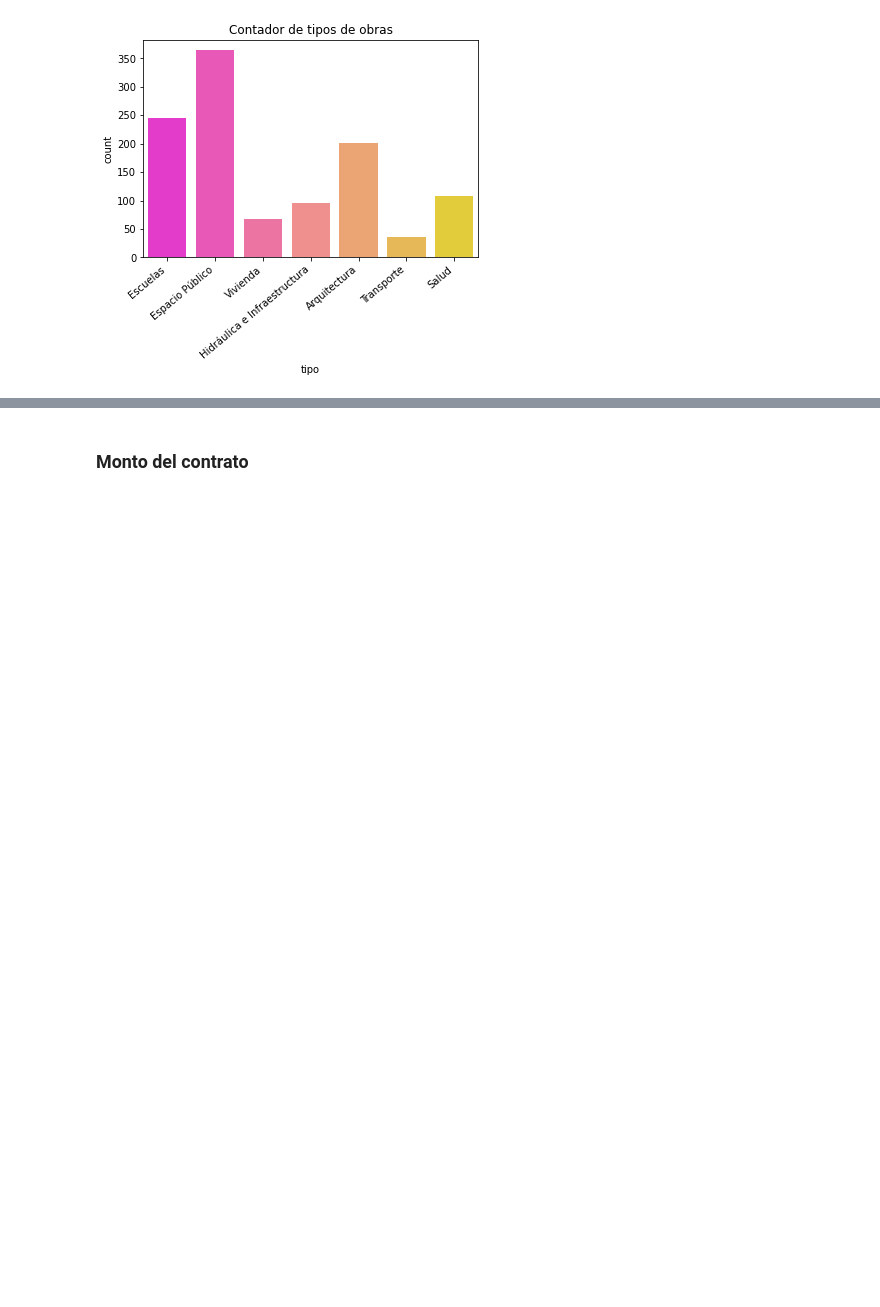
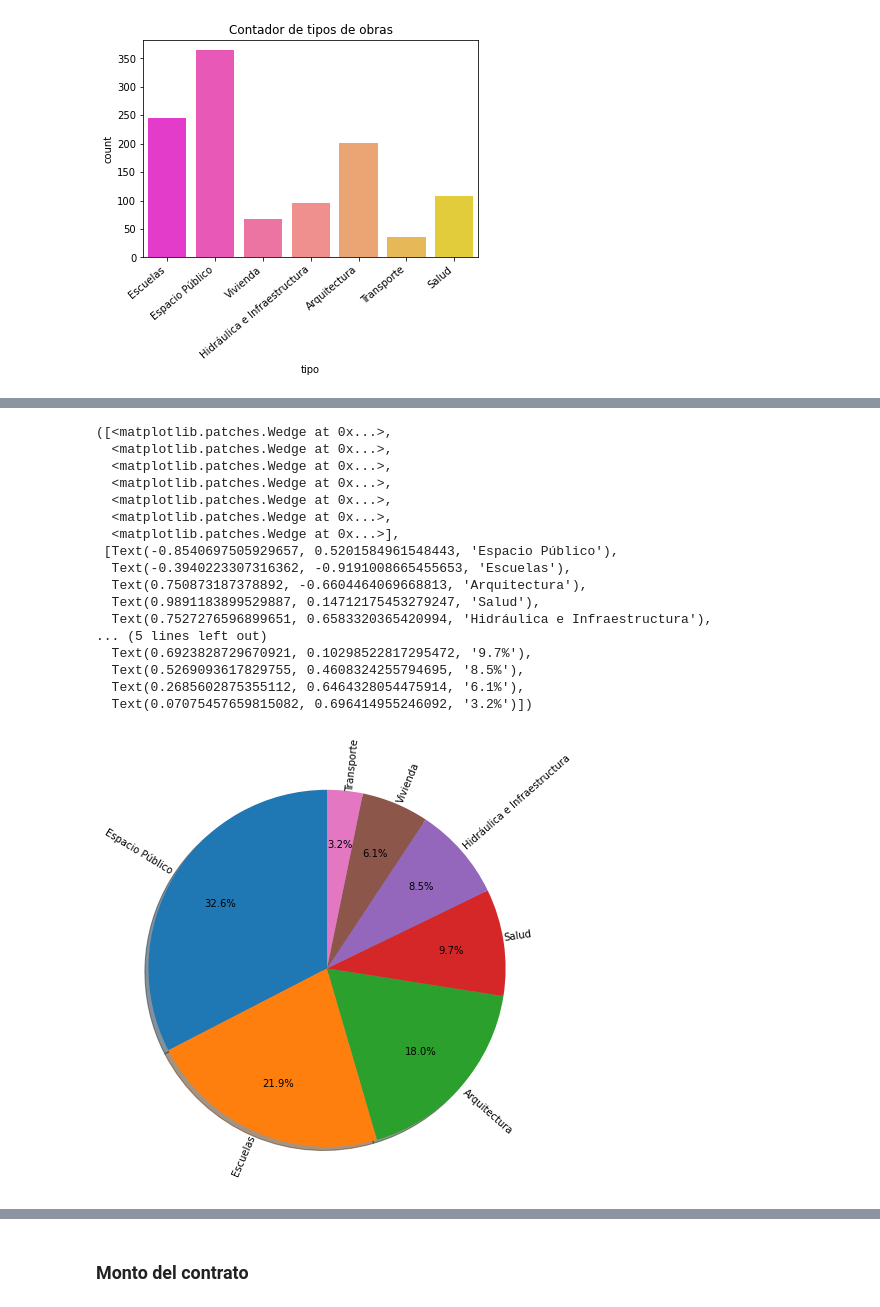
Before and after one commit to micatokashiki/Python-Project, a Jupyter notebook: Obras Públicas - Primera parte.ipynb, the cells around one changed output, grey strips where cells are left out. Drawn from its saved outputs; the diff is of its cells as text; code cells hidden in the pictures; blank space fills up the shorter version.

```diff
--- a/Obras Públicas - Primera parte.ipynb
+++ b/Obras Públicas - Primera parte.ipynb
@@ -128,3 +192,9 @@ plt.title("Contador de tipos de obras")
 plt.show()
 # %% [output]
 [figure]
+# %%
+tipo_obra = (obras_cleaned[['etapa','tipo']].groupby(['tipo']).count()).sort_values(by='etapa',ascending=False)
+total_tipo = tipo_obra.sum()
+porcentaje_tipo = (tipo_obra / total_tipo)*100
+tipo_obra['Porcentaje'] = porcentaje_tipo
+tipo_obra
@@ -130,0 +211,30 @@ plt.show()
+# %%
+# Visualizamos la tabla anterior
+grafico_tipo = tipo_obra.iloc[:,:]
+graf = grafico_tipo.index
+dat = grafico_tipo.Porcentaje
+plt.figure(figsize = (8,8))
+plt.axis('equal')
+plt.pie(dat, labels = graf,autopct = '%1.1f%%',
+        startangle = 90,labeldistance = 1,
+        pctdistance = 0.7,rotatelabels = True,
+        radius = 1,shadow = True)
+# %% [output]
+([<matplotlib.patches.Wedge at 0x...>,
+  <matplotlib.patches.Wedge at 0x...>,
+  <matplotlib.patches.Wedge at 0x...>,
+  <matplotlib.patches.Wedge at 0x...>,
+  <matplotlib.patches.Wedge at 0x...>,
+  <matplotlib.patches.Wedge at 0x...>,
+  <matplotlib.patches.Wedge at 0x...>],
+ [Text(-0.8540697505929657, 0.5201584961548443, 'Espacio Público'),
+  Text(-0.3940223307316362, -0.9191008665455653, 'Escuelas'),
+  Text(0.750873187378892, -0.6604464069668813, 'Arquitectura'),
+  Text(0.9891183899529887, 0.14712175453279247, 'Salud'),
+  Text(0.7527276596899651, 0.6583320365420994, 'Hidráulica e Infraestructura'),
+... (5 lines left out)
+  Text(0.6923828729670921, 0.10298522817295472, '9.7%'),
+  Text(0.5269093617829755, 0.4608324255794695, '8.5%'),
+  Text(0.2685602875355112, 0.6464328054475914, '6.1%'),
+  Text(0.07075457659815082, 0.696414955246092, '3.2%')])
+[figure, added]
```
Also changed, not shown: parts of 33 cells of this notebook.
